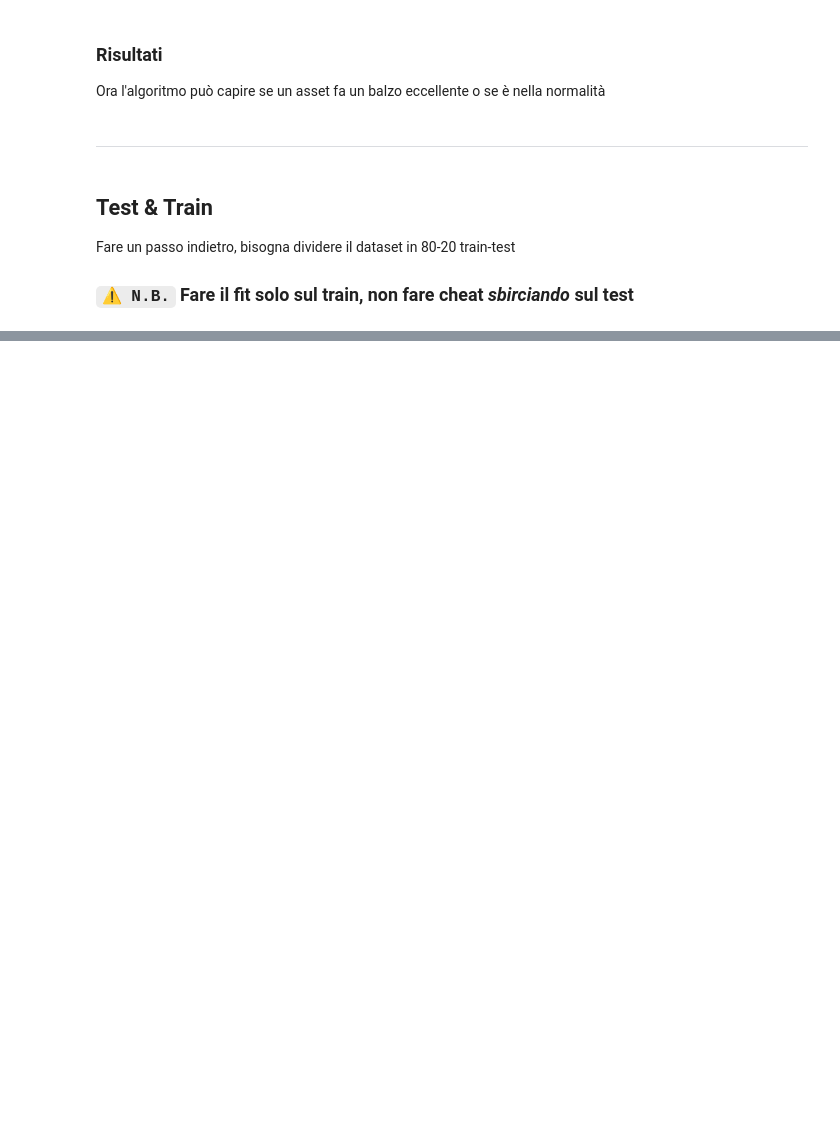
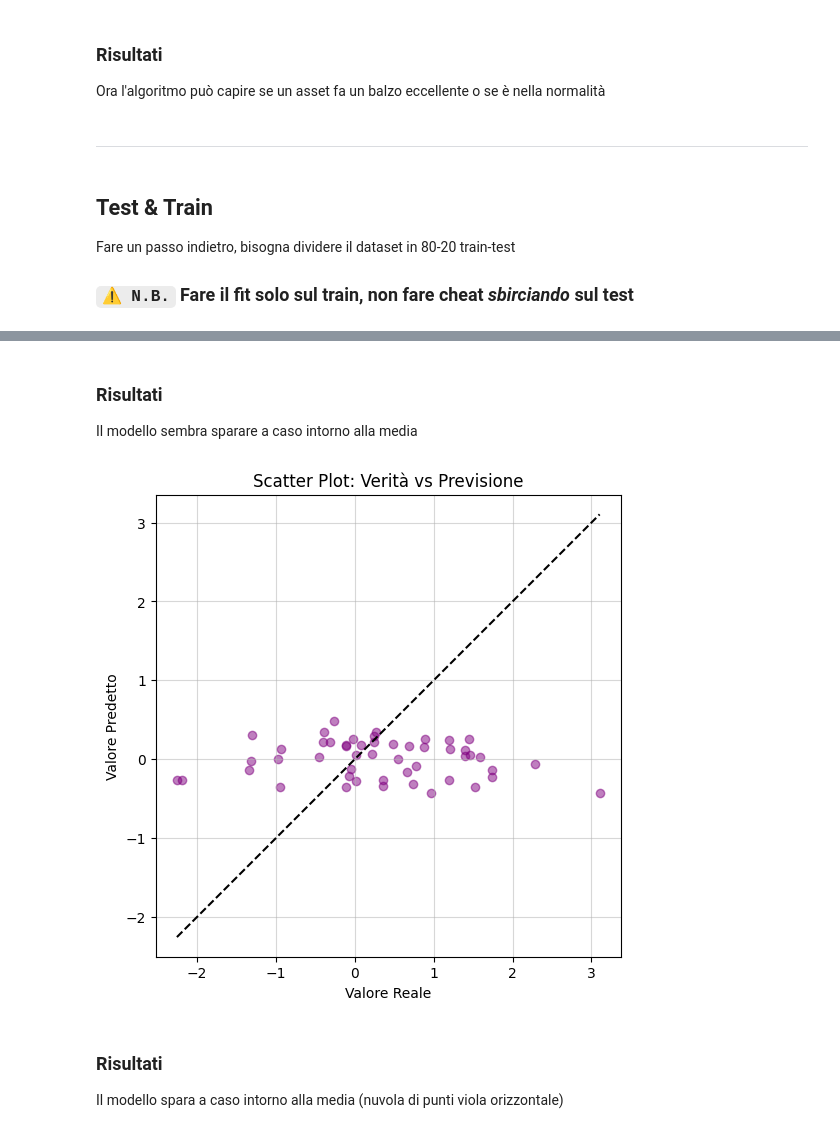
Before and after one commit to matteolovatoai/copper-price-forecasting, a Jupyter notebook: notebooks/01_exploration.ipynb, the cells around one changed output, grey strips where cells are left out. Cells and saved outputs as stored; diff of their text form; code cells hidden in the pictures; blank space fills up the shorter version.

```diff
--- a/notebooks/01_exploration.ipynb
+++ b/notebooks/01_exploration.ipynb
@@ -233,0 +356,20 @@ Crude_Oil   0.141 -0.227      1.000
+# %% [markdown]
+### Risultati
+Il modello sembra sparare a caso intorno alla media
+# %%
+plt.figure(figsize=(6, 6))
+plt.scatter(y_test, y_pred, alpha=0.5, color='purple')
+# Linea di perfezione
+plt.plot([y_test.min(), y_test.max()], [y_test.min(), y_test.max()], 'k--')
+
+plt.title('Scatter Plot: Verità vs Previsione')
+plt.xlabel('Valore Reale')
+plt.ylabel('Valore Predetto')
+plt.axis('equal')
+plt.grid(True, alpha=0.5)
+plt.show()
+# %% [output]
+[figure, added]
+# %% [markdown]
+### Risultati
+Il modello spara a caso intorno alla media (nuvola di punti viola orizzontale)
```
Also changed, not shown: parts of 21 cells of this notebook.
